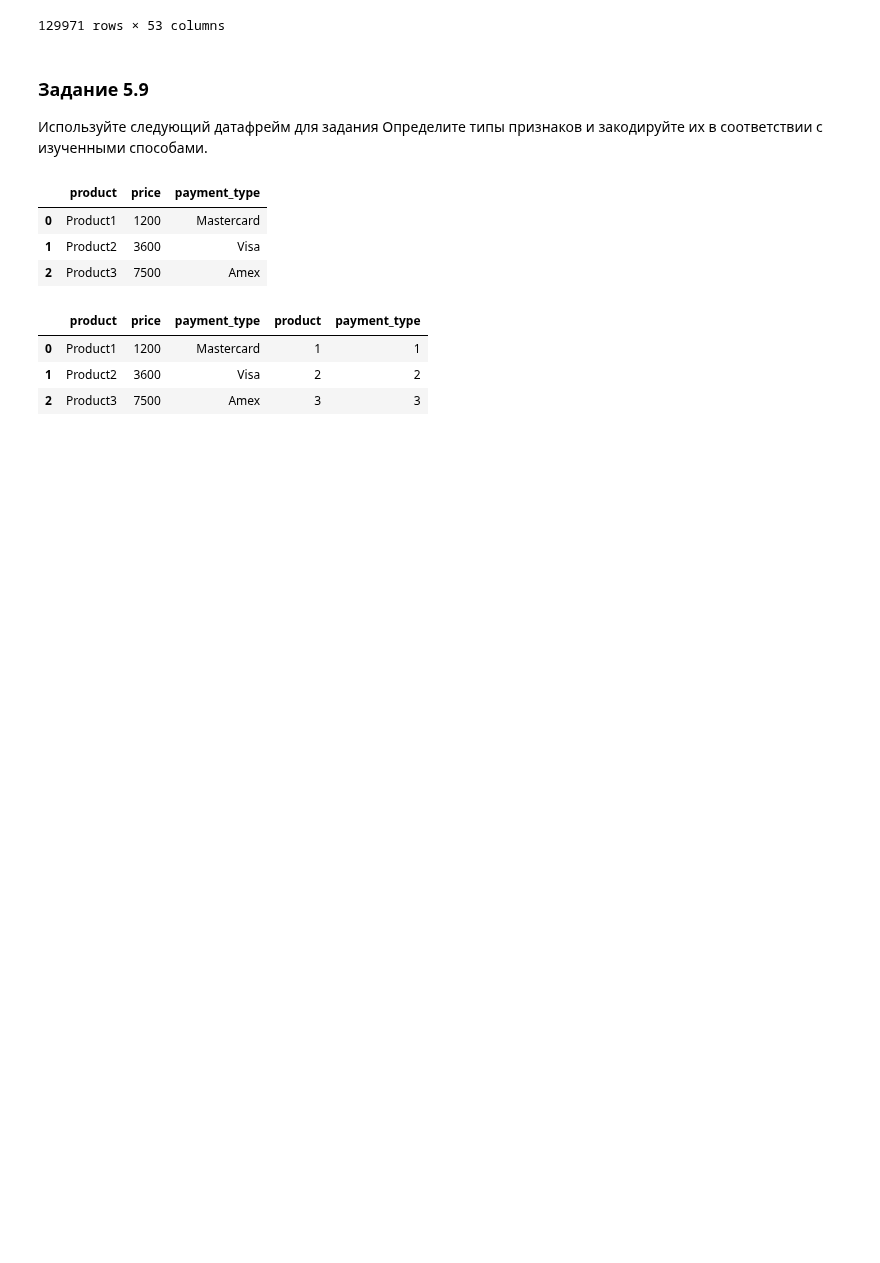
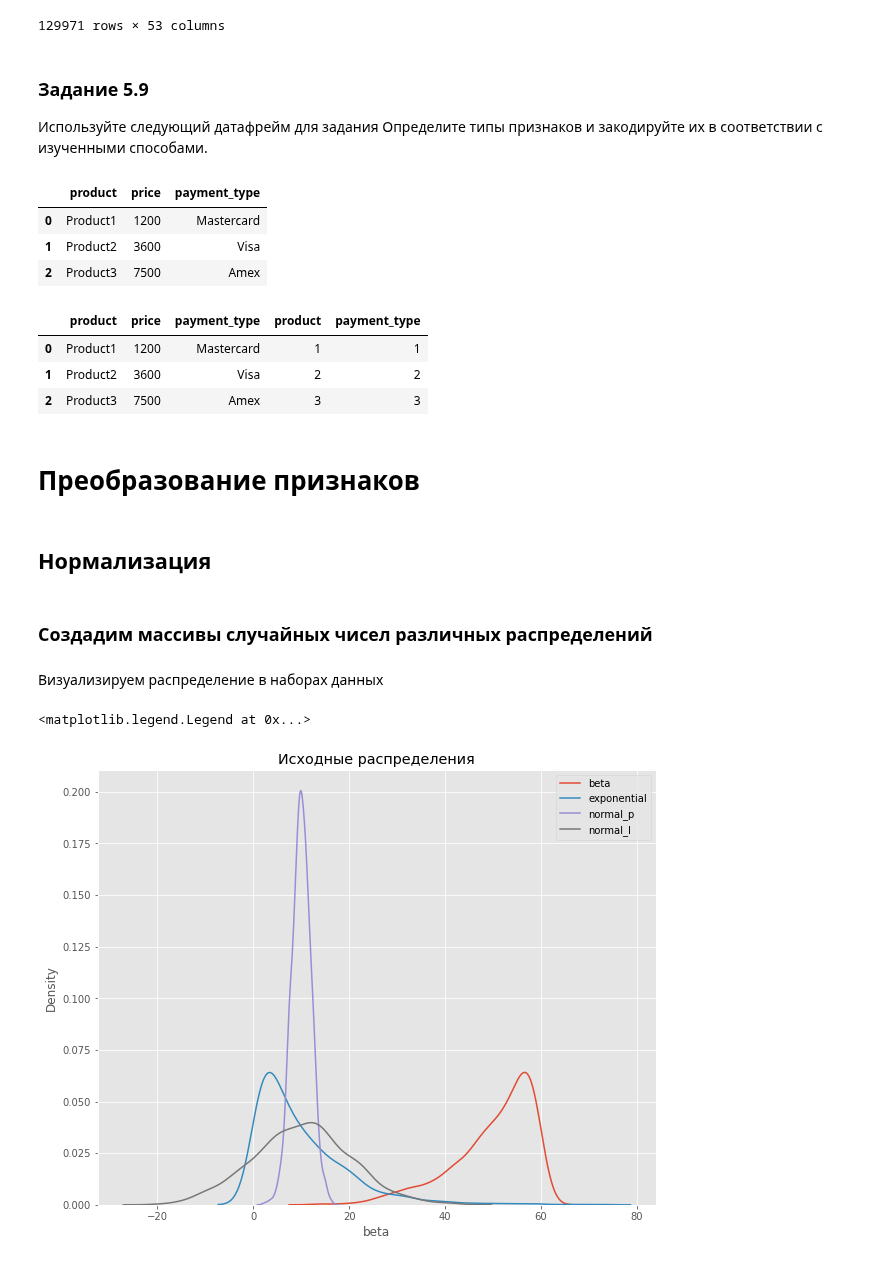
Before and after one commit to UdTatyana/SF-Data-Science, a Jupyter notebook: Skillfactory/EDA-3 Создание признаков/EDA-3.ipynb, the cells around one changed output. Saved outputs shown, nothing was run; the diff lists cells and outputs as text; code cells hidden in the pictures; blank space fills up the shorter version.

Commit message:
name

```diff
--- a/Skillfactory/EDA-3 Создание признаков/EDA-3.ipynb
+++ b/Skillfactory/EDA-3 Создание признаков/EDA-3.ipynb
@@ -503,3 +503,59 @@ df
 | 0 | Product1 | 1200 | Mastercard | 1 | 1 |
 | 1 | Product2 | 3600 | Visa | 2 | 2 |
 | 2 | Product3 | 7500 | Amex | 3 | 3 |
+# %% [markdown]
+# Преобразование признаков
+# %% [markdown]
+## Нормализация
+# %% [markdown]
+### Создадим массивы случайных чисел различных распределений
+# %%
+import numpy as np
+import pandas as pd
+
+np.random.seed(34)
+
+# для нормализации, стандартизации
+from sklearn import preprocessing
+
+# Для графиков
+import matplotlib
+import matplotlib.pyplot as plt
+import seaborn as sns
+
+%matplotlib inline
+matplotlib.style.use('ggplot')
+
+# сгенерируем датасет из случайных чисел
+df = pd.DataFrame({
+    # Бета распределение, 5 – значение альфа, 1 – значение бета, 1000 – размер
+    'beta': np.random.beta(5, 1, 1000) * 60,
+
+    # Экспоненциальное распределение, 10 – "резкость" экспоненты, 1000 – размер
+    'exponential': np.random.exponential(10, 1000),
+
+    # Нормальное распределение, 10 – среднее значение р., 2 – стандартное отклонение, 1000 – количество сэмплов
+    'normal_p': np.random.normal(10, 2, 1000),
+
+    # Нормальное распределение, 10 – среднее значение р., 10 – стандартное отклонение, 1000 – количество сэмплов
+    'normal_l': np.random.normal(10, 10, 1000),
+})
+
+# Копируем названия столбцов, которые теряются при использовании fit_transform()
+col_names = list(df.columns)
+# %% [markdown]
+Визуализируем распределение в наборах данных
+# %%
+# зададим параметры холста, название и визуализируем кривые распределения:
+fig, (ax1) = plt.subplots(ncols=1, figsize=(10, 8))
+ax1.set_title('Исходные распределения')
+
+# kdeplot() (KDE – оценка плотности ядра) – специальный метод для графиков распределений
+sns.kdeplot(df['beta'], ax=ax1, label ='beta')
+sns.kdeplot(df['exponential'], ax=ax1, label ='exponential')
+sns.kdeplot(df['normal_p'], ax=ax1, label ='normal_p')
+sns.kdeplot(df['normal_l'], ax=ax1, label ='normal_l')
+plt.legend()
+# %% [output]
+<matplotlib.legend.Legend at 0x...>
+[figure, added]
```
Also changed, not shown: parts of 2 cells of this notebook.
